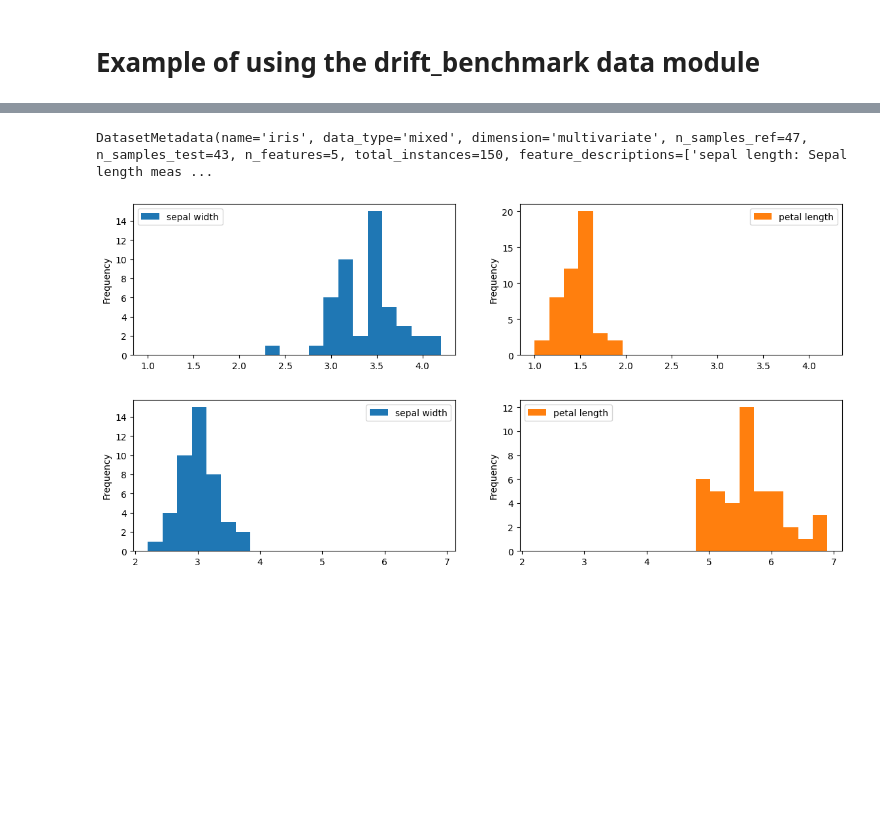
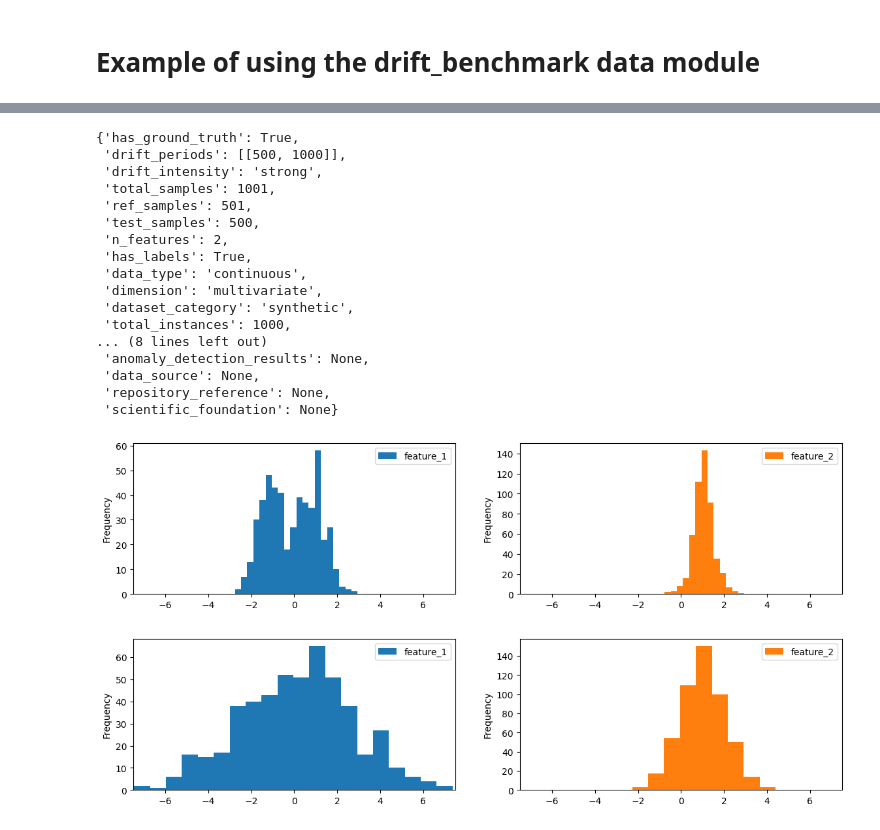
Before and after one commit to BorjaEst/drift-benchmark, a Jupyter notebook: notebooks/scenarios-px.ipynb, the cells around one changed output, grey strips where cells are left out. Cells and saved outputs as stored; diff of their text form; code cells hidden in the pictures; blank space fills up the shorter version.

```diff
--- a/notebooks/scenarios-px.ipynb
+++ b/notebooks/scenarios-px.ipynb
@@ -4,0 +7,6 @@ from drift_benchmark import data
+# %%
+data_result = data.load_scenario("baselines/no_drift_synthetic")
+columns = ["feature_1", "feature_2"]
+data_result.X_ref[columns].plot(kind="hist", subplots=True, layout=(1, 2), figsize=(14, 3), bins=20)
+data_result.X_test[columns].plot(kind="hist", subplots=True, layout=(1, 2), figsize=(14, 3), bins=20)
+data_result.metadata.model_dump()
@@ -4,0 +33,6 @@ from drift_benchmark import data
+# %%
+data_result = data.load_scenario("baselines/no_drift_uci")
+columns = ["sepal width", "petal length", "petal width"]
+data_result.X_ref[columns].plot(kind="hist", subplots=True, layout=(1, 3), figsize=(14, 3), bins=20)
+data_result.X_test[columns].plot(kind="hist", subplots=True, layout=(1, 3), figsize=(14, 3), bins=20)
+data_result.metadata.model_dump()
@@ -7,8 +61,7 @@ from drift_benchmark import data
 # %%
-data_result = data.load_scenario("synthetic_covariate_basic")
-data_result.X_ref.columns
+data_result = data.load_scenario("synthetic/concept_drift_gradual")
 columns = ["feature_1", "feature_2"]
-data_result.X_ref[columns].plot(kind="hist", subplots=True, layout=(1, 2), figsize=(14, 3), bins=20)
-data_result.X_test[columns].plot(kind="hist", subplots=True, layout=(1, 2), figsize=(14, 3), bins=20)
-data_result.dataset_metadata
+data_result.X_ref[columns].plot(kind="hist", subplots=True, layout=(1, 3), figsize=(14, 2), bins=20, xlim=(-3, 3))
+data_result.X_test[columns].plot(kind="hist", subplots=True, layout=(1, 3), figsize=(14, 2), bins=20, xlim=(-3, 3))
+data_result.metadata.model_dump()
 # %% [output]
@@ -18,10 +87,26 @@ DatasetMetadata(name='classification', data_type='continuous', dimension='multiv
 # %%
-data_result = data.load_scenario("uci_iris_value_discovery")
-columns = ['sepal width', 'petal length' ]
-data_result.X_ref[columns].plot(kind="hist", subplots=True, layout=(1, 2), figsize=(14, 3), bins=20)
-data_result.X_test[columns].plot(kind="hist", subplots=True, layout=(1, 2), figsize=(14, 3), bins=20)
-data_result.dataset_metadata
+data_result = data.load_scenario("synthetic/covariate_drift_strong")
+columns = ["feature_1", "feature_2"]
+data_result.X_ref[columns].plot(kind="hist", subplots=True, layout=(1, 2), figsize=(14, 3), bins=20, xlim=(-7.5, 7.5))
+data_result.X_test[columns].plot(kind="hist", subplots=True, layout=(1, 2), figsize=(14, 3), bins=20, xlim=(-7.5, 7.5))
+data_result.metadata.model_dump()
 # %% [output]
-DatasetMetadata(name='iris', data_type='mixed', dimension='multivariate', n_samples_ref=47, n_samples_test=43, n_features=5, total_instances=150, feature_descriptions=['sepal length: Sepal length meas ...
+{'has_ground_truth': True,
+ 'drift_periods': [[500, 1000]],
+ 'drift_intensity': 'strong',
+ 'total_samples': 1001,
+ 'ref_samples': 501,
+ 'test_samples': 500,
+ 'n_features': 2,
+ 'has_labels': True,
+ 'data_type': 'continuous',
+ 'dimension': 'multivariate',
+ 'dataset_category': 'synthetic',
+ 'total_instances': 1000,
+... (8 lines left out)
+ 'anomaly_detection_results': None,
+ 'data_source': None,
+ 'repository_reference': None,
+ 'scientific_foundation': None}
-[figure, old version]
+[figure, new version]
-[figure, old version]
+[figure, new version]
```
Also changed, not shown: parts of 9 cells of this notebook.
